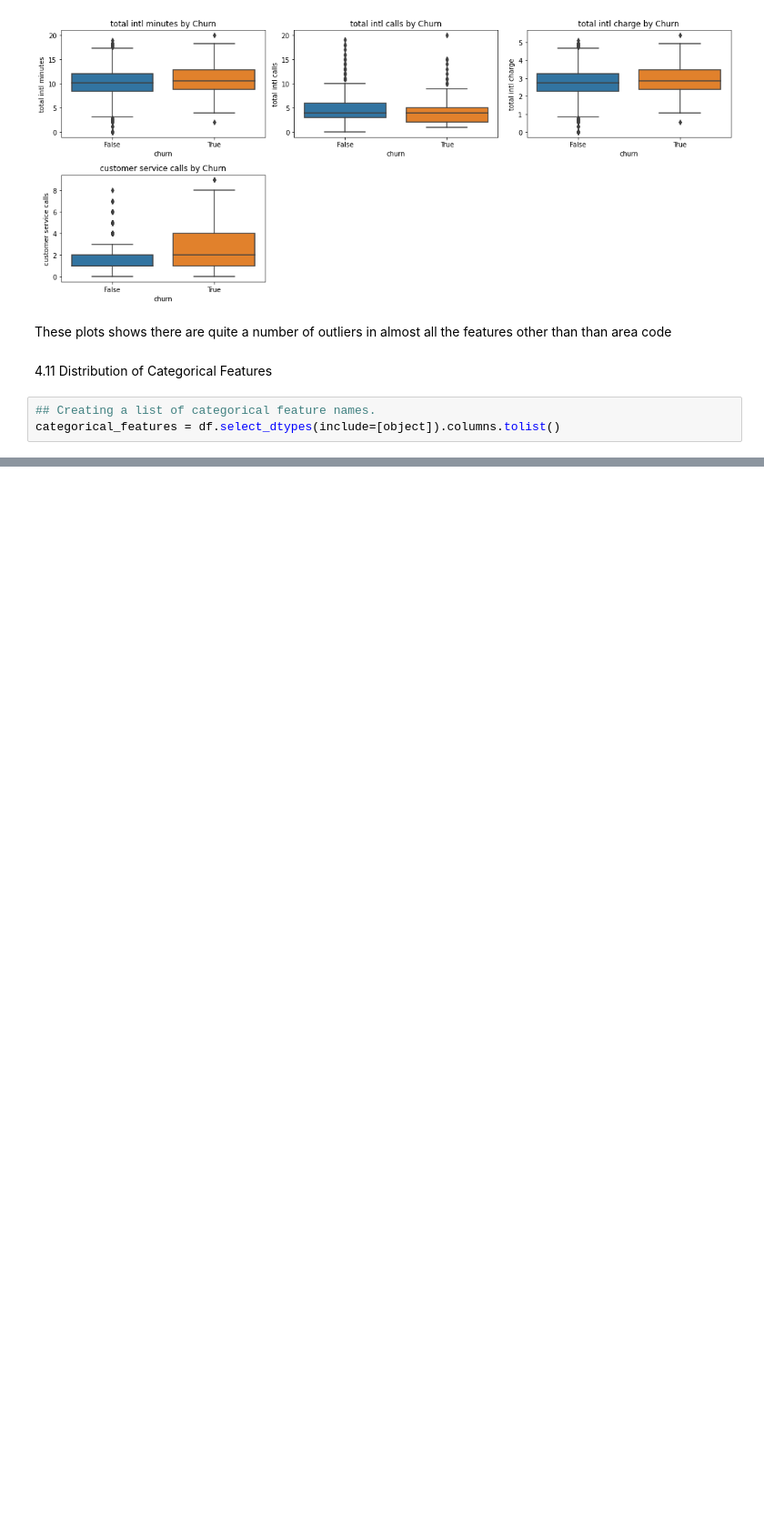
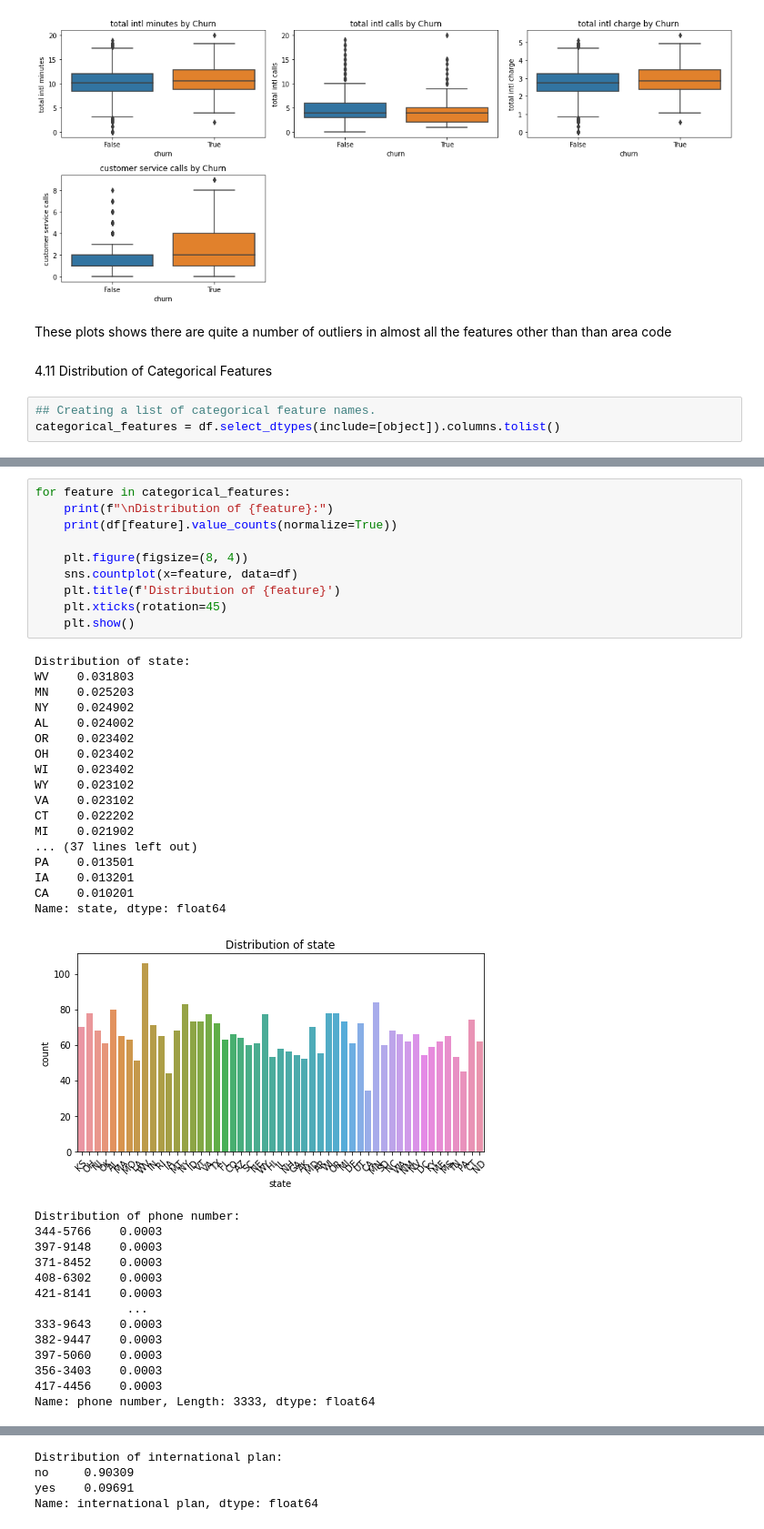
Before and after one commit to wawerukahuthu/PHASE-3-PROJECT, a Jupyter notebook: index.ipynb, the cells around one changed output, grey strips where cells are left out. Shown: that part at 91% size. Drawn from its saved outputs; the diff is of its cells as text; blank space fills up the shorter version.

```diff
--- a/index.ipynb
+++ b/index.ipynb
@@ -225,0 +232,42 @@ categorical_features = df.select_dtypes(include=[object]).columns.tolist()
+# %%
+for feature in categorical_features:
+    print(f"\nDistribution of {feature}:")
+    print(df[feature].value_counts(normalize=True))
+
+    plt.figure(figsize=(8, 4))
+    sns.countplot(x=feature, data=df)
+    plt.title(f'Distribution of {feature}')
+    plt.xticks(rotation=45)
+    plt.show()
+# %% [output]
+Distribution of state:
+WV    0.031803
+MN    0.025203
+NY    0.024902
+AL    0.024002
+OR    0.023402
+OH    0.023402
+WI    0.023402
+WY    0.023102
+VA    0.023102
+CT    0.022202
+MI    0.021902
+... (37 lines left out)
+PA    0.013501
+IA    0.013201
+CA    0.010201
+Name: state, dtype: float64
+[figure, added]
+Distribution of phone number:
+344-5766    0.0003
+397-9148    0.0003
+371-8452    0.0003
+408-6302    0.0003
+421-8141    0.0003
+             ...
+333-9643    0.0003
+382-9447    0.0003
+397-5060    0.0003
+356-3403    0.0003
+417-4456    0.0003
+Name: phone number, Length: 3333, dtype: float64
@@ -225,0 +275,4 @@ categorical_features = df.select_dtypes(include=[object]).columns.tolist()
+Distribution of international plan:
+no     0.90309
+yes    0.09691
+Name: international plan, dtype: float64
```
Also changed, not shown: parts of 9 cells of this notebook, 1 other file.
